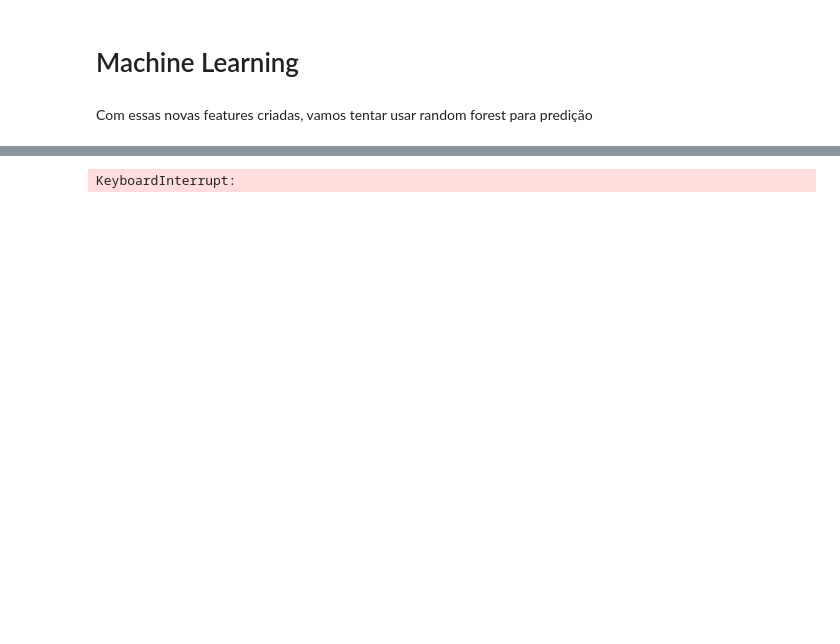
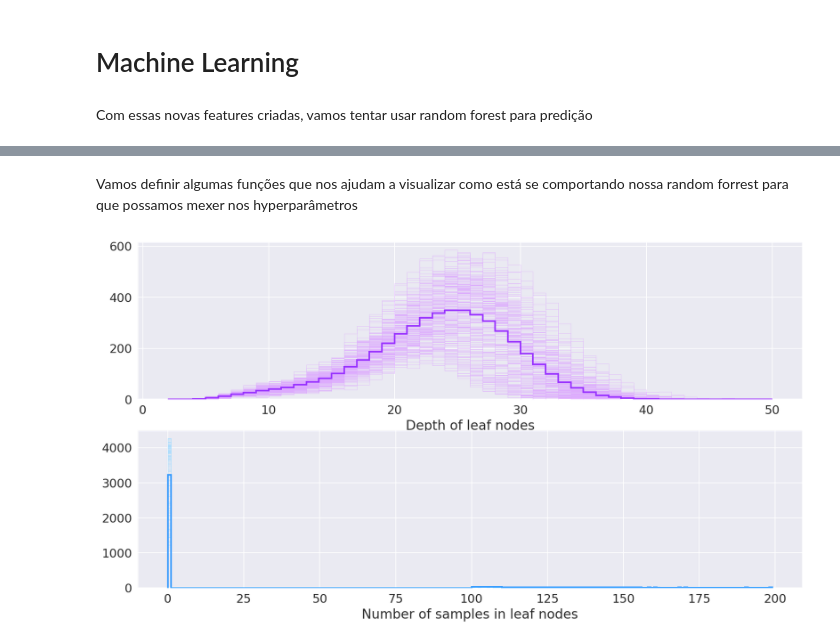
Before and after one commit to rgriva/Kaggle, a Jupyter notebook: Prediction-Alessandro.ipynb, the cells around one changed output, grey strips where cells are left out. Drawn from its saved outputs; the diff is of its cells as text; code cells hidden in the pictures; blank space fills up the shorter version.

Commit message:
Algumas mudanças nos parametros da rf. Inclusão de funções para visualizar rf.

```diff
--- a/Prediction-Alessandro.ipynb
+++ b/Prediction-Alessandro.ipynb
@@ -113,0 +229,21 @@ Com essas novas features criadas, vamos tentar usar random forest para prediçã
+# %%
+%%time
+from sklearn.ensemble import RandomForestClassifier
+
+clf_rf = RandomForestClassifier(n_estimators=200,
+                                criterion='gini',
+                                max_depth=400,
+                                min_samples_split=150, #2,
+                                min_samples_leaf=100,
+                                min_weight_fraction_leaf=0.0,
+                                max_features=3,
+                                max_leaf_nodes=None,
+                                bootstrap=True,
+                                oob_score=True,
+                                n_jobs=-1,
+                                random_state=None,
+                                verbose=0,
+                                warm_start=False,
+                                class_weight=None)
+
+clf_rf = clf_rf.fit(X_train, Y_train)
@@ -125,24 +282,2 @@ X_train, X_cv, Y_train, Y_cv = model_selection.train_test_split(X,Y, test_size =
-# %%
-from sklearn.ensemble import RandomForestClassifier
-
-
-
-clf_rf = RandomForestClassifier(n_estimators=300,
-                                criterion='gini',
-                                max_depth=None,
-                                min_samples_split=3, #2,
-                                min_samples_leaf=1,
-                                min_weight_fraction_leaf=0.0,
-                                max_features='auto',
-                                max_leaf_nodes=None,
-                                bootstrap=True,
-                                oob_score=False,
-                                n_jobs=-1,
-                                random_state=0,
-                                verbose=0,
-                                warm_start=False,
-                                class_weight=None)
-
-clf_rf.fit(X_train, Y_train)
-# %% [output]
-KeyboardInterrupt:
+# %% [markdown]
+Vamos definir algumas funções que nos ajudam a visualizar como está se comportando nossa random forrest para que possamos mexer nos hyperparâmetros
@@ -148,0 +379,4 @@ KeyboardInterrupt:
+# %%
+draw_ensemble(clf_rf, 200)
+# %% [output]
+[figure, added]
```
Also changed, not shown: parts of 21 cells of this notebook.
